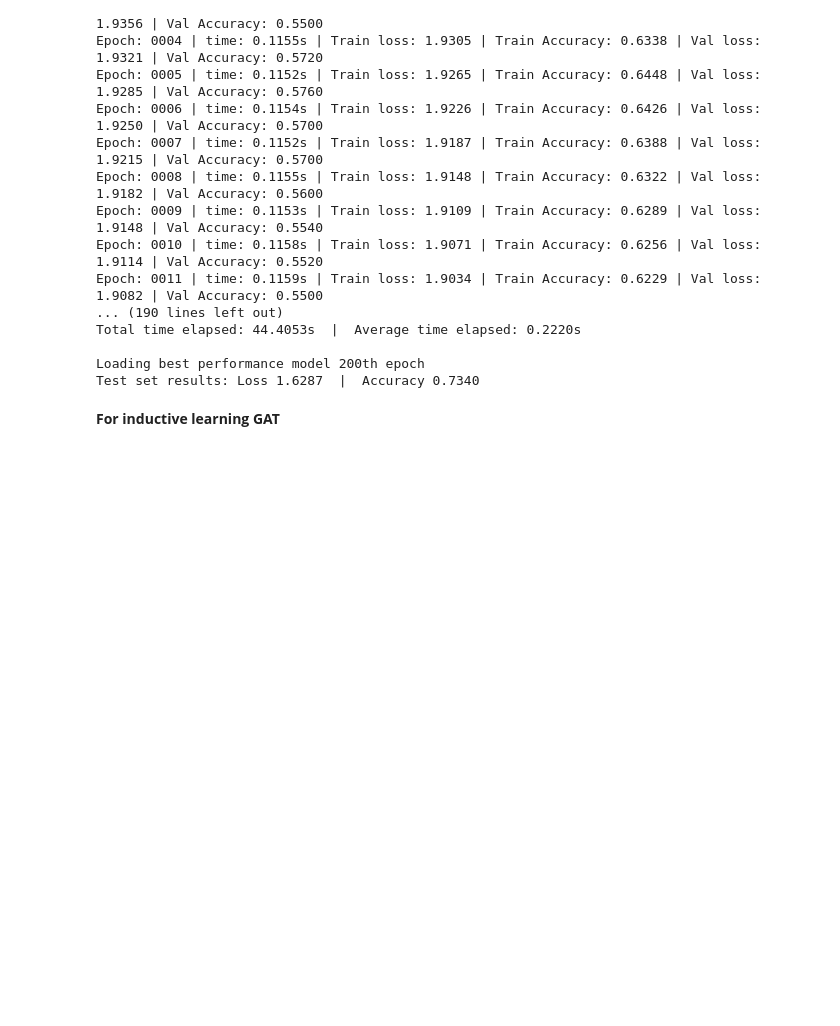
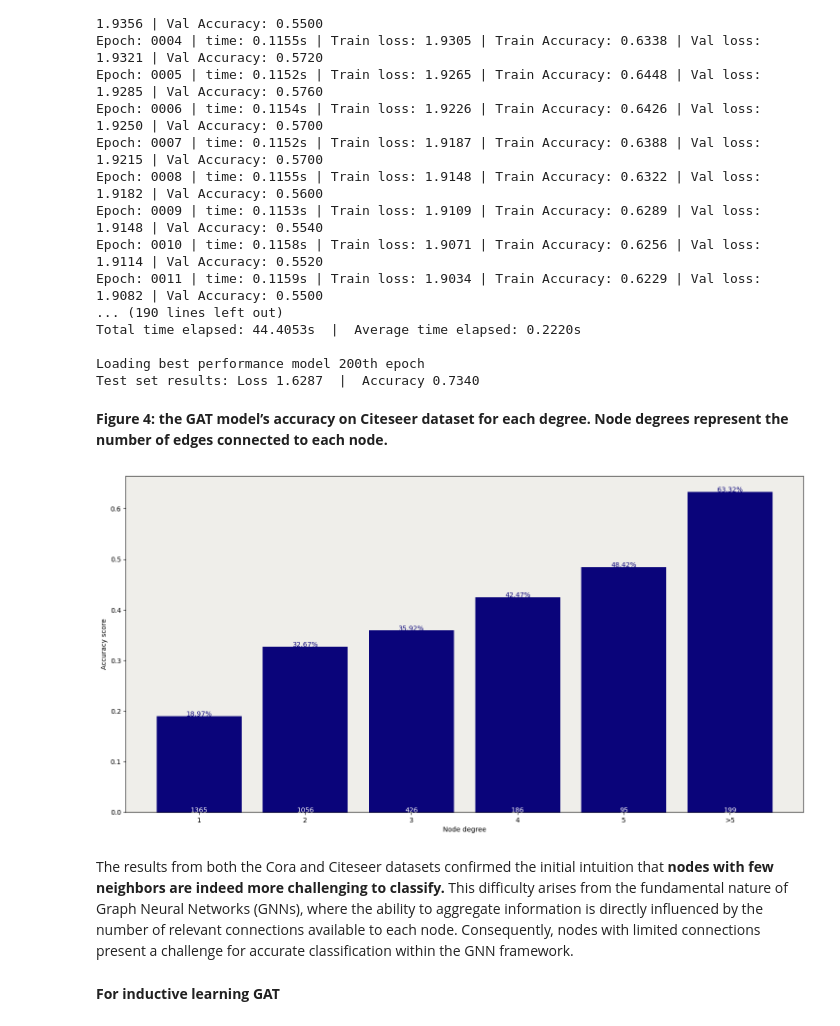
Before and after one commit to ranranrunforit/Reproducibility-Project, a Jupyter notebook: DL4H_Team_33_cz78.ipynb, the cells around one changed output. Saved outputs shown, nothing was run; the diff lists cells and outputs as text; code cells hidden in the pictures; blank space fills up the shorter version.

```diff
--- a/DL4H_Team_33_cz78.ipynb
+++ b/DL4H_Team_33_cz78.ipynb
@@ -1220,6 +1265,52 @@ Total time elapsed: 44.4053s  |  Average time elapsed: 0.2220s
 
 Loading best performance model 200th epoch
 Test set results: Loss 1.6287  |  Accuracy 0.7340
+# %% [markdown]
+**Figure 4: the GAT model’s accuracy on Citeseer dataset for each degree. Node degrees represent the number of edges connected to each node.**
+# %%
+output = GAT_citeseer( features, adj_mat)
+
+# Calculate degrees of each node (sum of row values in the adjacency matrix)
+degrees = np.array(adj_mat.sum(axis=1).detach().cpu().numpy()).flatten()
+
+
+# Store accuracy scores and sample sizes
+accuracies = []
+sizes = []
+
+# Accuracy for degrees between 0 and 5
+for i in range(1, 6):
+  mask = np.where(degrees == i)[0]
+  # print(mask)
+  acc = (output[mask].argmax(dim=1) == labels[mask]).float().sum() / len( labels[mask])
+  accuracies.append(acc.item())
+  sizes.append(len(mask))
+
+
+# Accuracy for degrees > 5
+mask = np.where(degrees > 5)[0]
+accuracies.append(((output[mask].argmax(dim=1) == labels[mask]).float().sum() / len( labels[mask])).item())
+sizes.append(len(mask))
+
+import matplotlib.pyplot as plt
+# Bar plot
+fig, ax = plt.subplots(figsize=(18, 9))
+ax.set_xlabel('Node degree')
+ax.set_ylabel('Accuracy score')
+ax.set_facecolor('#EFEEEA')
+plt.bar(['1','2','3','4','5','>5'],
+        accuracies,
+        color='#0A047A')
+for i in range(0, 6):
+    plt.text(i, accuracies[i], f'{accuracies[i]*100:.2f}%',
+             ha='center', color='#0A047A')
+for i in range(0, 6):
+    plt.text(i, accuracies[i]//2, sizes[i],
+             ha='center', color='white')
+# %% [output]
+[figure, added]
+# %% [markdown]
+The results from both the Cora and Citeseer datasets confirmed the initial intuition that **nodes with few neighbors are indeed more challenging to classify.** This difficulty arises from the fundamental nature of Graph Neural Networks (GNNs), where the ability to aggregate information is directly influenced by the number of relevant connections available to each node. Consequently, nodes with limited connections present a challenge for accurate classification within the GNN framework.
 # %% [markdown]
 **For inductive learning GAT**
 # %%
```
Also changed, not shown: parts of 7 cells of this notebook.
